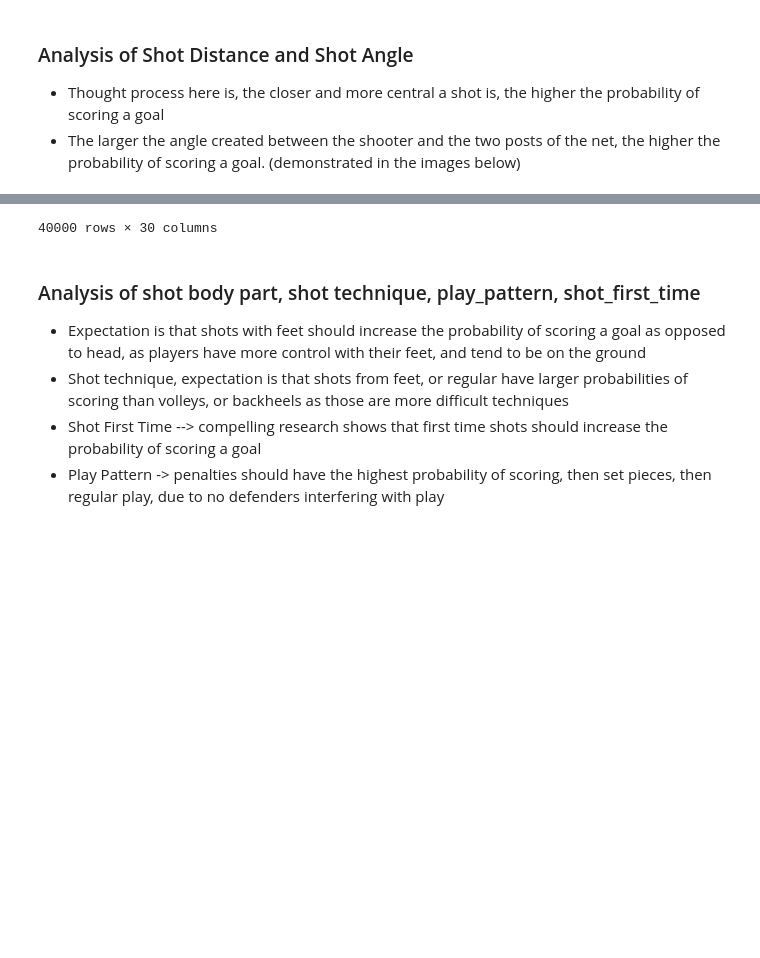
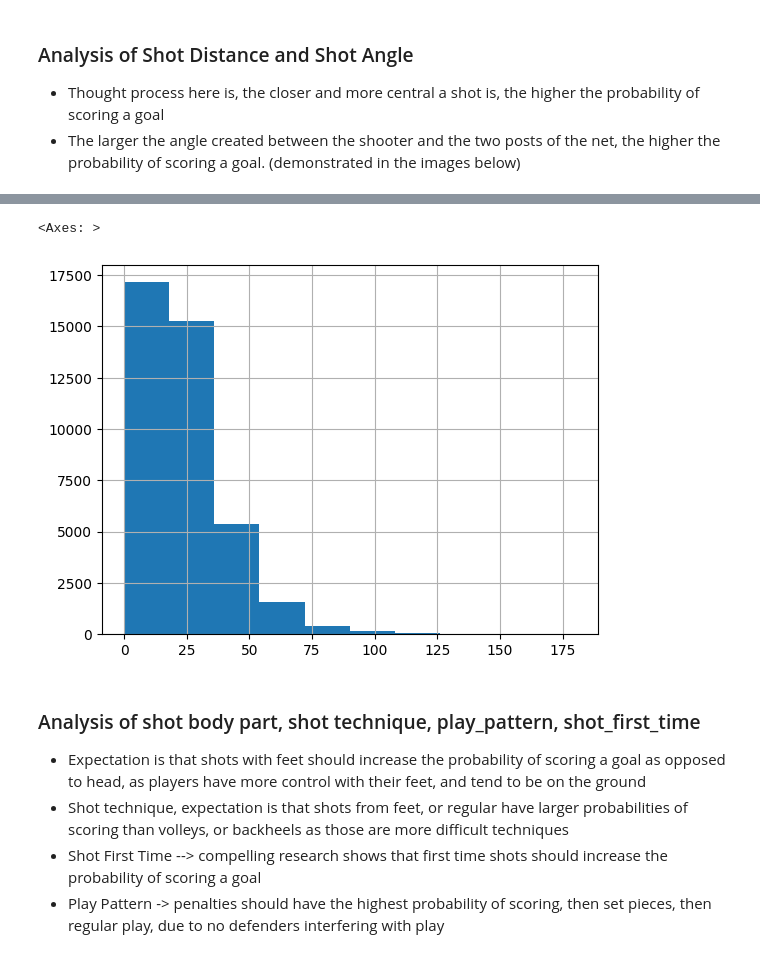
Before and after one commit to addybrown/DataScienceProjects, a Jupyter notebook: GLMXgModel/GLM_Expected_Goals.ipynb, the cells around one changed output, grey strips where cells are left out. Saved outputs shown, nothing was run; the diff lists cells and outputs as text; code cells hidden in the pictures; blank space fills up the shorter version.

```diff
--- a/GLMXgModel/GLM_Expected_Goals.ipynb
+++ b/GLMXgModel/GLM_Expected_Goals.ipynb
@@ -54,5 +52,5 @@ full_features_df.describe()
 - Thought process here is, the closer and more central a shot is, the higher the probability of scoring a goal
 - The larger the angle created between the shooter and the two posts of the net, the higher the probability of scoring a goal. (demonstrated in the images below)
 # %%
-full_features_df
+full_features_df["shot_angle"].hist(bins = 10)
 # %% [output]
@@ -71,4 +57,5 @@ full_features_df
-40000 rows × 30 columns
+<Axes: >
+[figure, added]
 # %% [markdown]
 ### Analysis of shot body part, shot technique, play_pattern, shot_first_time
 - Expectation is that shots with feet should increase the probability of scoring a goal as opposed to head, as players have more control with their feet, and tend to be on the ground
```
Also changed, not shown: parts of 7 cells of this notebook, 1 other file.
